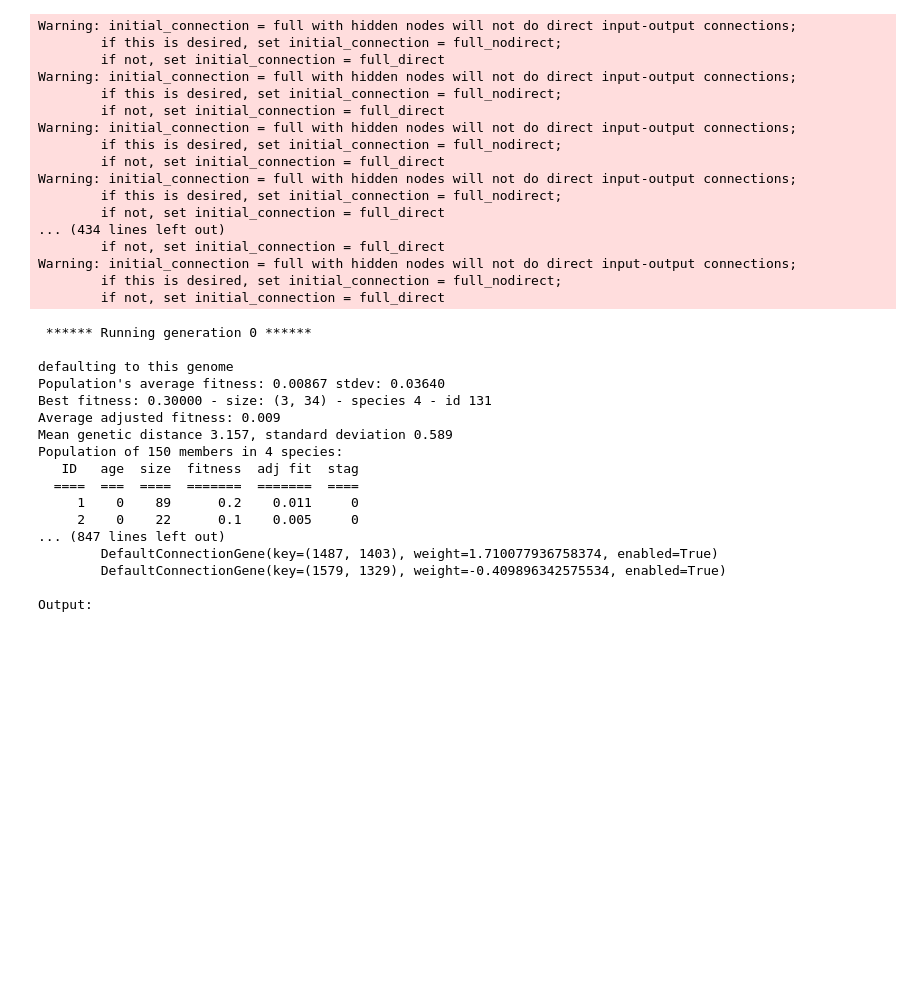
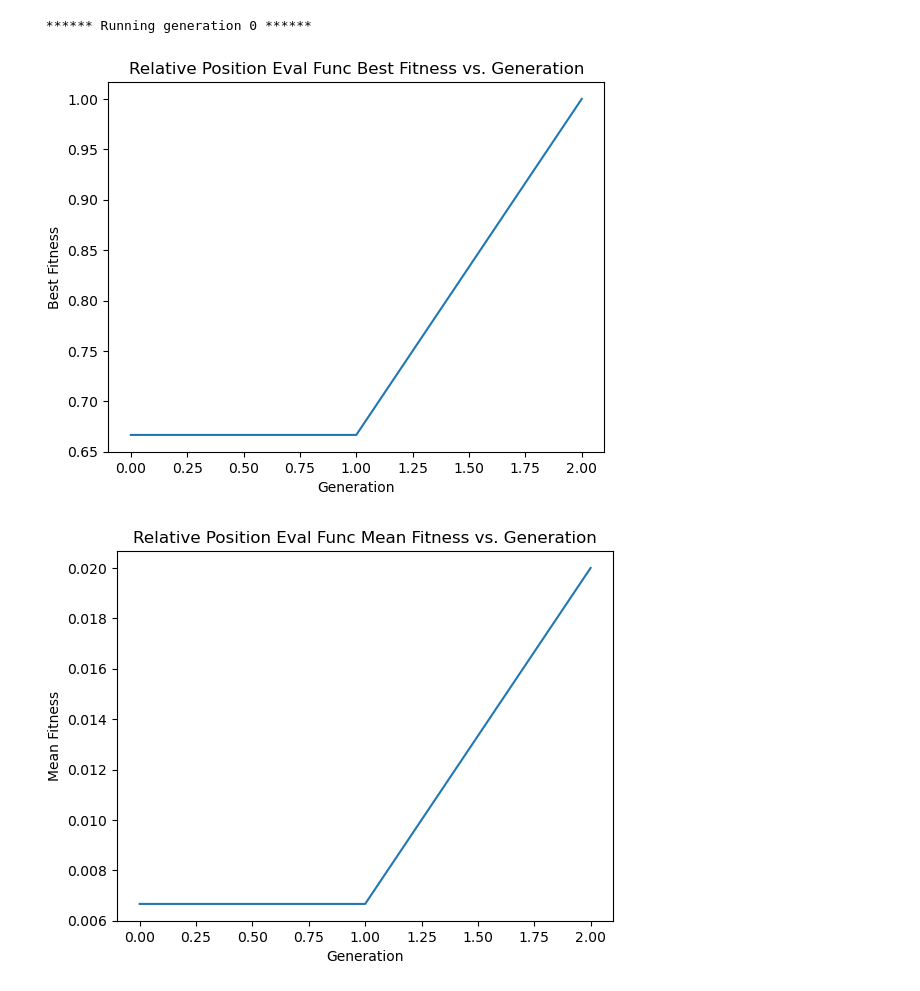
Before and after one commit to kevinriek/CS370-Independent-Research-Summer2023, a Jupyter notebook: cs370_Project.ipynb, the cells around one changed output. Drawn from its saved outputs; the diff is of its cells as text; code cells hidden in the pictures; blank space fills up the shorter version.

Commit message:
reformatting, and added stats plotting

```diff
--- a/cs370_Project.ipynb
+++ b/cs370_Project.ipynb
@@ -268,37 +134,4 @@ from Neat_AI import eval_genomes, run
 # %%
-win_net = run(config_path)
+win_net, stats = run(config_path)
 # %% [output]
-Warning: initial_connection = full with hidden nodes will not do direct input-output connections;
-        if this is desired, set initial_connection = full_nodirect;
-        if not, set initial_connection = full_direct
-Warning: initial_connection = full with hidden nodes will not do direct input-output connections;
-        if this is desired, set initial_connection = full_nodirect;
-        if not, set initial_connection = full_direct
-Warning: initial_connection = full with hidden nodes will not do direct input-output connections;
-        if this is desired, set initial_connection = full_nodirect;
-        if not, set initial_connection = full_direct
-Warning: initial_connection = full with hidden nodes will not do direct input-output connections;
-        if this is desired, set initial_connection = full_nodirect;
-        if not, set initial_connection = full_direct
-... (434 lines left out)
-        if not, set initial_connection = full_direct
-Warning: initial_connection = full with hidden nodes will not do direct input-output connections;
-        if this is desired, set initial_connection = full_nodirect;
-        if not, set initial_connection = full_direct
+ ****** Running generation 0 ******
- ****** Running generation 0 ******
-
-defaulting to this genome
-Population's average fitness: 0.00867 stdev: 0.03640
-Best fitness: 0.30000 - size: (3, 34) - species 4 - id 131
-Average adjusted fitness: 0.009
-Mean genetic distance 3.157, standard deviation 0.589
-Population of 150 members in 4 species:
-   ID   age  size  fitness  adj fit  stag
-  ====  ===  ====  =======  =======  ====
-     1    0    89      0.2    0.011     0
-     2    0    22      0.1    0.005     0
-... (847 lines left out)
-        DefaultConnectionGene(key=(1487, 1403), weight=1.710077936758374, enabled=True)
-        DefaultConnectionGene(key=(1579, 1329), weight=-0.409896342575534, enabled=True)
-
-Output:
@@ -310,0 +144,17 @@ win_net2 = saved_net
+# %%
+name = 'Relative Position Eval Func'
+plt.plot(stats.get_fitness_stat(max))
+plt.title("{} Best Fitness vs. Generation".format(name))
+plt.xlabel("Generation")
+plt.ylabel("Best Fitness")
+plt.show()
+
+
+plt.plot(stats.get_fitness_mean())
+plt.title("{} Mean Fitness vs. Generation".format(name))
+plt.xlabel("Generation")
+plt.ylabel("Mean Fitness")
+plt.show()
+# %% [output]
+[figure, added]
+[figure, added]
```
Also changed, not shown: parts of 9 cells of this notebook, 10 other files.
